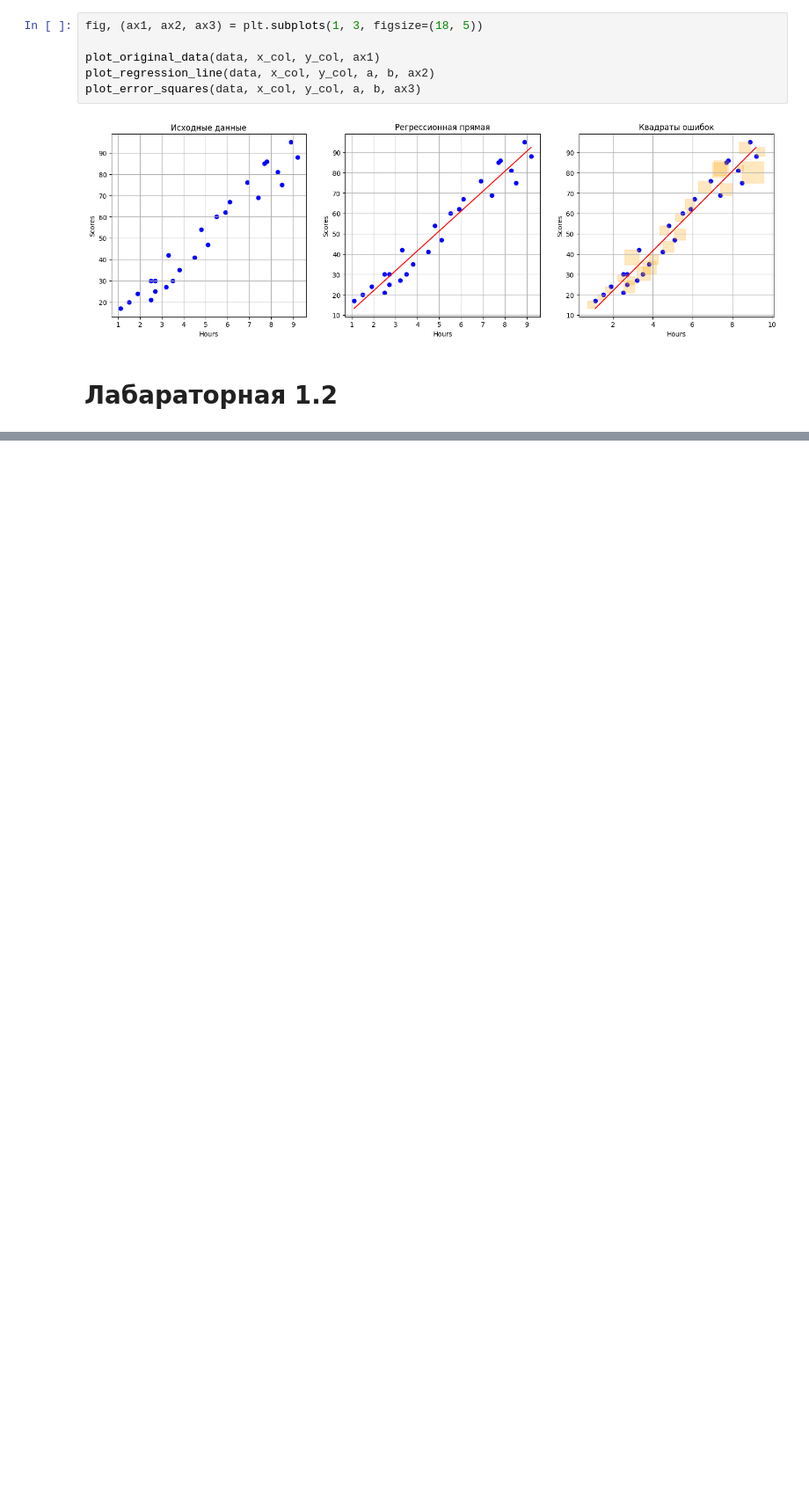
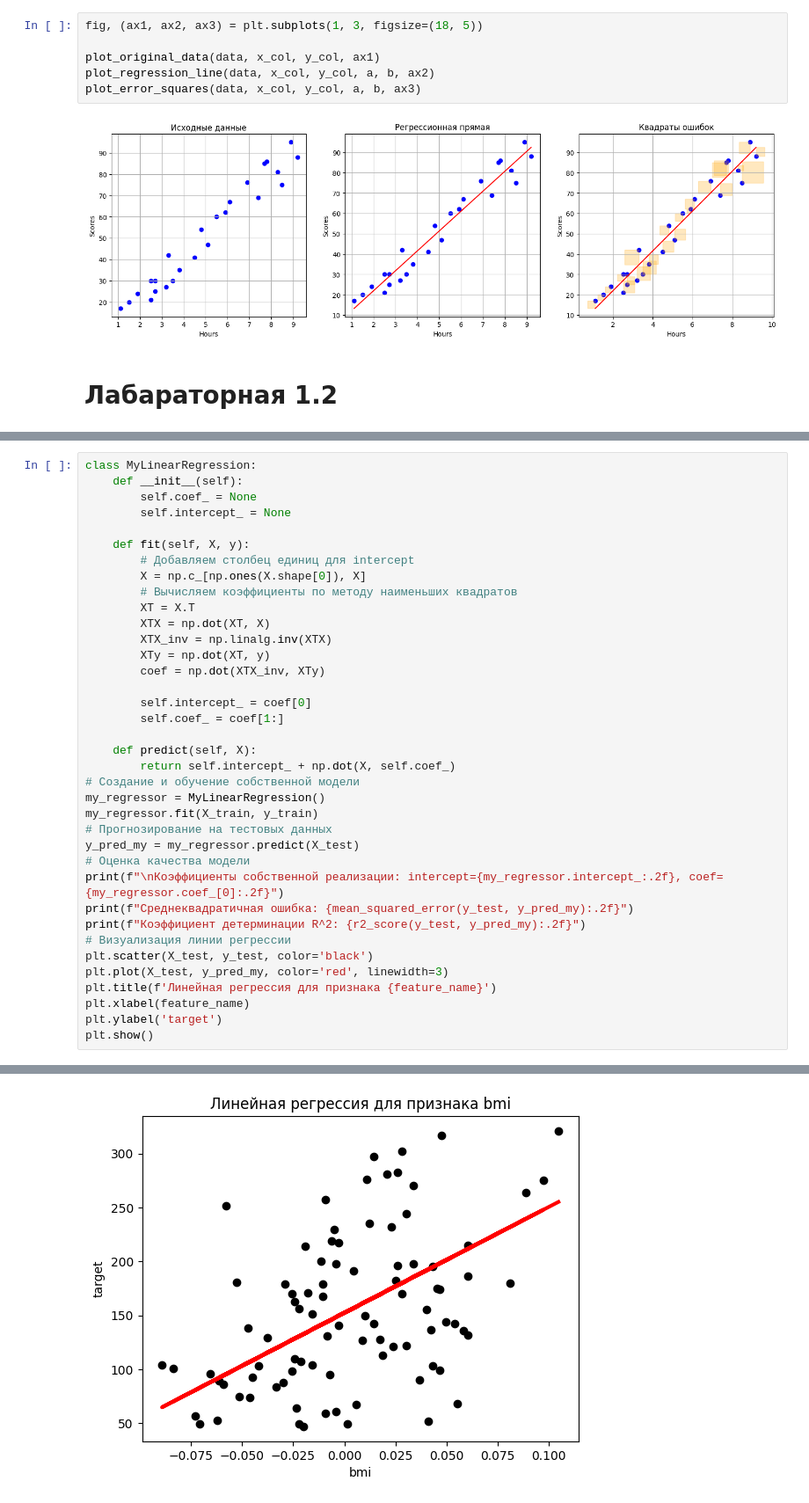
Before and after one commit to frodorm/ML_labs, a Jupyter notebook: lab1/lab.ipynb, the cells around one changed output, grey strips where cells are left out. Shown: that part at 88% size. Drawn from its saved outputs; the diff is of its cells as text; blank space fills up the shorter version.

```diff
--- a/lab1/lab.ipynb
+++ b/lab1/lab.ipynb
@@ -138,0 +240,38 @@ plot_error_squares(data, x_col, y_col, a, b, ax3)
+# %%
+class MyLinearRegression:
+    def __init__(self):
+        self.coef_ = None
+        self.intercept_ = None
+
+    def fit(self, X, y):
+        # Добавляем столбец единиц для intercept
+        X = np.c_[np.ones(X.shape[0]), X]
+        # Вычисляем коэффициенты по методу наименьших квадратов
+        XT = X.T
+        XTX = np.dot(XT, X)
+        XTX_inv = np.linalg.inv(XTX)
+        XTy = np.dot(XT, y)
+        coef = np.dot(XTX_inv, XTy)
+
+        self.intercept_ = coef[0]
+        self.coef_ = coef[1:]
+
+    def predict(self, X):
+        return self.intercept_ + np.dot(X, self.coef_)
+# Создание и обучение собственной модели
+my_regressor = MyLinearRegression()
+my_regressor.fit(X_train, y_train)
+# Прогнозирование на тестовых данных
+y_pred_my = my_regressor.predict(X_test)
+# Оценка качества модели
+print(f"\nКоэффициенты собственной реализации: intercept={my_regressor.intercept_:.2f}, coef={my_regressor.coef_[0]:.2f}")
+print(f"Среднеквадратичная ошибка: {mean_squared_error(y_test, y_pred_my):.2f}")
+print(f"Коэффициент детерминации R^2: {r2_score(y_test, y_pred_my):.2f}")
+# Визуализация линии регрессии
+plt.scatter(X_test, y_test, color='black')
+plt.plot(X_test, y_pred_my, color='red', linewidth=3)
+plt.title(f'Линейная регрессия для признака {feature_name}')
+plt.xlabel(feature_name)
+plt.ylabel('target')
+plt.show()
+# %% [output]
@@ -138,0 +281 @@ plot_error_squares(data, x_col, y_col, a, b, ax3)
+[figure, added]
```
Also changed, not shown: parts of 11 cells of this notebook.
